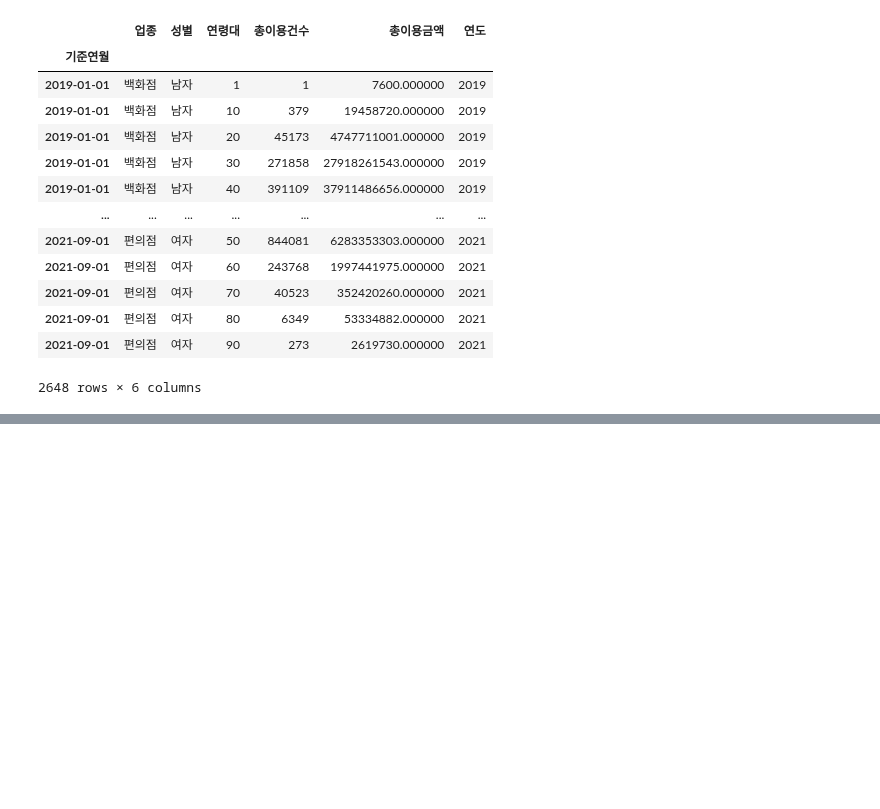
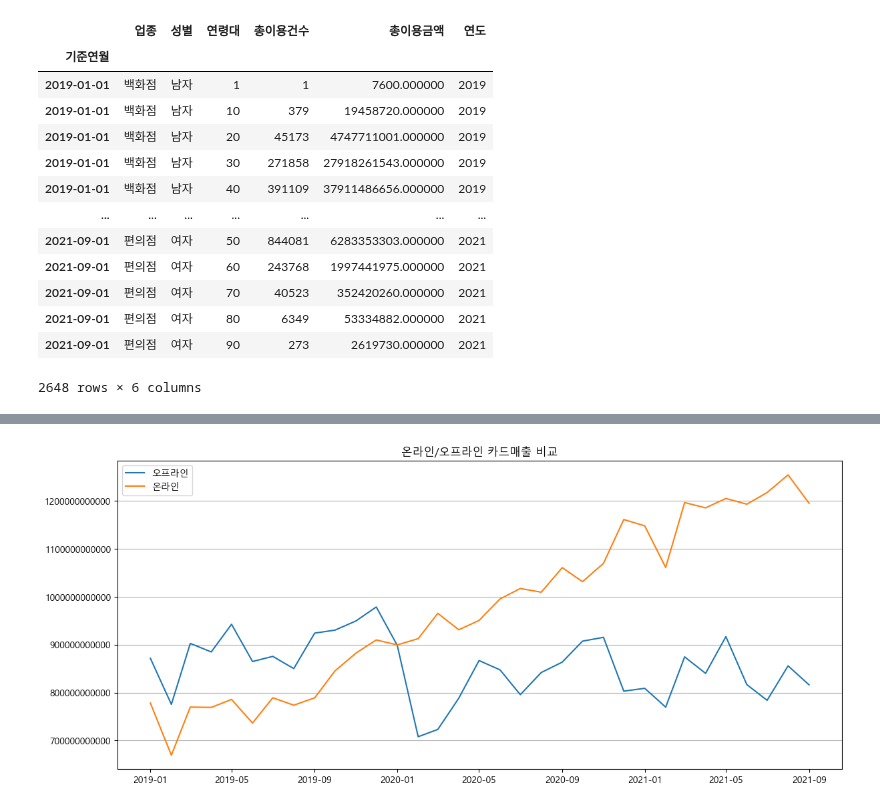
Before and after one commit to sejinhwang97ko/2023prac, a Jupyter notebook: 20230407/04_example.ipynb, the cells around one changed output, grey strips where cells are left out. Cells and saved outputs as stored; diff of their text form; code cells hidden in the pictures; blank space fills up the shorter version.

```diff
--- a/20230407/04_example.ipynb
+++ b/20230407/04_example.ipynb
@@ -198,0 +280,3 @@ df1
+# %%
+df_online = pd.read_csv("../test_csv/온라인+카드소비트렌드+데이터_1901_2109.csv")
+df_online
@@ -198,0 +297,26 @@ df1
+# %%
+df_online.columns = ['기준연월', '성별', '연령대', '총이용건수', '총이용금액']
+df_online['기준연월'] = pd.to_datetime(df_online['기준연월'], format="%Y%m")
+# %%
+df_online.set_index("기준연월", inplace=True)
+# %%
+group_data2 = df_online.groupby("기준연월").sum()['총이용금액']
+# %%
+# 그래프로 시각화
+
+# 그래프의 사이즈 변경
+plt.figure(figsize=(14,6))
+
+plt.grid(True, axis = 'y')
+
+# 지수표현 제거
+plt.ticklabel_format(axis='y', style='plain')
+
+plt.plot(group_data, label="오프라인")
+plt.plot(group_data2, label="온라인")
+plt.title('온라인/오프라인 카드매출 비교')
+plt.legend() # 라벨 보이기
+
+plt.show()
+# %% [output]
+[figure, added]
```
Also changed, not shown: parts of 17 cells of this notebook, 2 other files.
